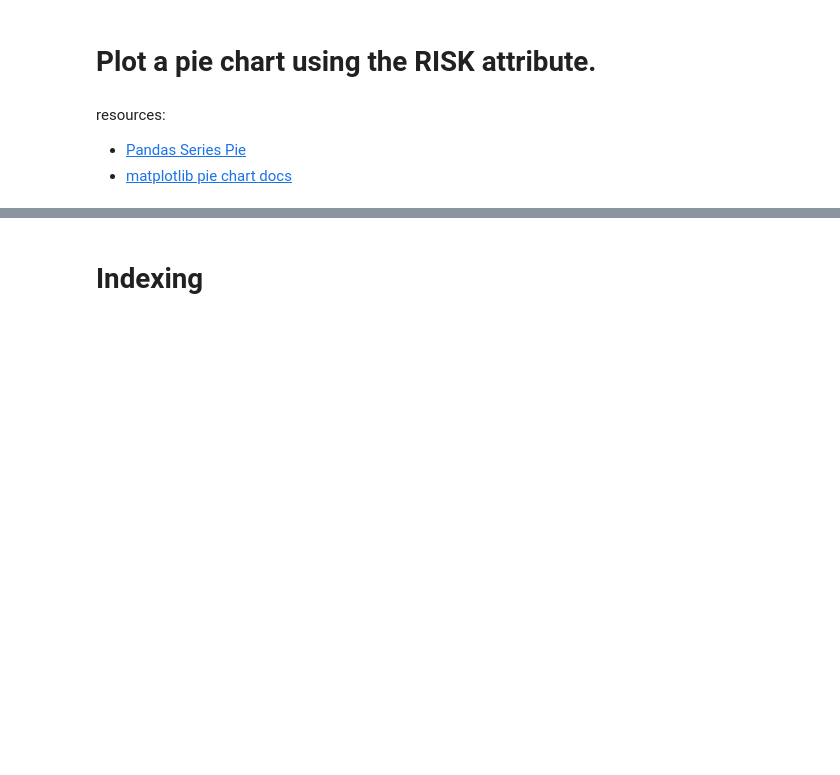
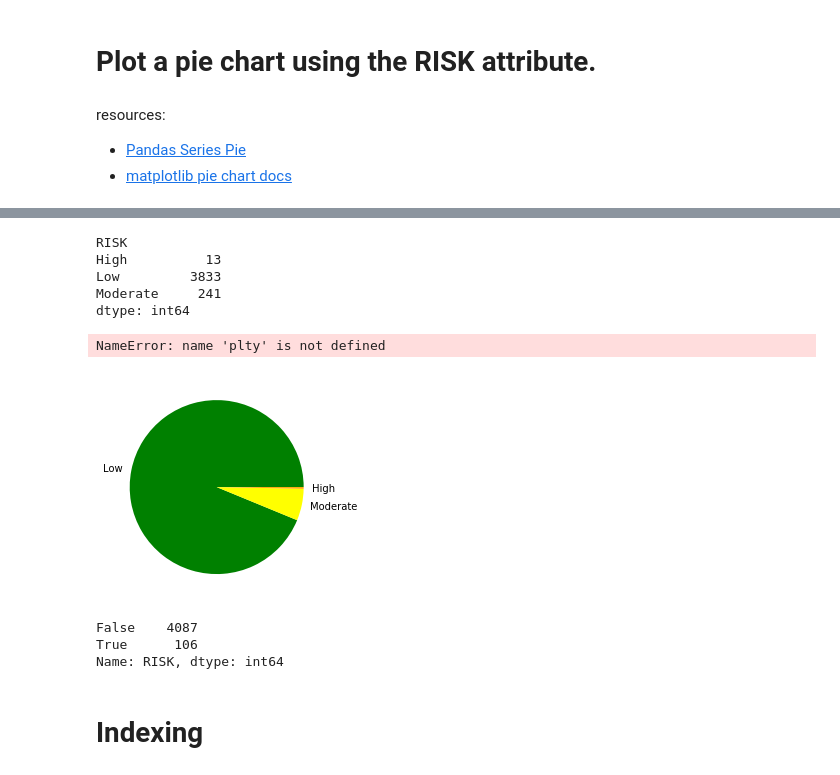
Before and after one commit to Preeti0118/DataEngineering.Labs.CityOfNewarkDETreeSurvey, a Jupyter notebook: newark_de_tree_survey.ipynb, the cells around one changed output, grey strips where cells are left out. Saved outputs shown, nothing was run; the diff lists cells and outputs as text; code cells hidden in the pictures; blank space fills up the shorter version.

```diff
--- a/newark_de_tree_survey.ipynb
+++ b/newark_de_tree_survey.ipynb
@@ -167,3 +235,12 @@ resources:
 # Green -> Low
 # Yellow -> Moderate
 # Orange -> High
+
+col_arr = [['Green','Yellow','Orange'],['Low','Moderate','High']]
+df1.groupby(['RISK']).size()
+# %% [output]
+RISK
+High          13
+Low         3833
+Moderate     241
+dtype: int64
@@ -172,5 +247,18 @@ resources:
+# %%
+# Plot the pie chart here
+from matplotlib import pyplot as plt
+plt.pie([3833,241,13],labels = col_arr[1],colors = col_arr[0])
+plty.show()
+# %% [output]
+NameError: name 'plty' is not defined
+[figure, added]
 # %%
 # How many entries have missing values for the RISK attribute? Why are these values missing?
+df1['RISK'].isnull().value_counts()
+# %% [output]
+False    4087
+True      106
+Name: RISK, dtype: int64
 # %% [markdown]
 # Indexing
 # %%
```
Also changed, not shown: parts of 16 cells of this notebook.
